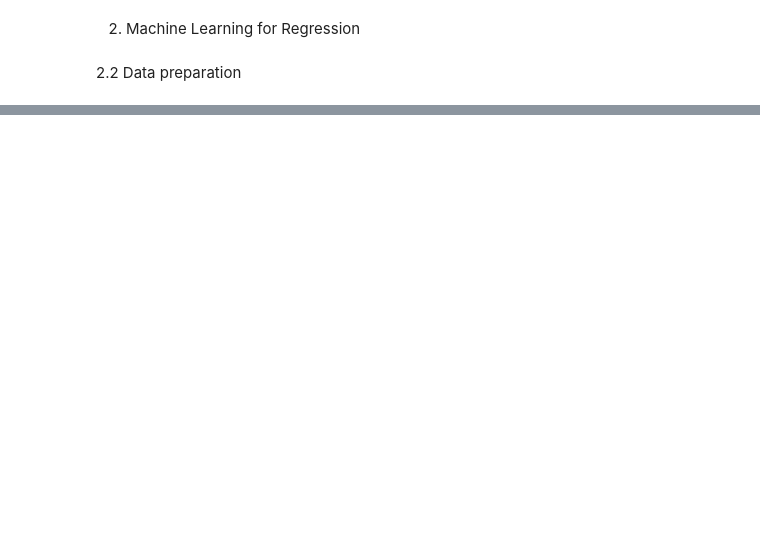
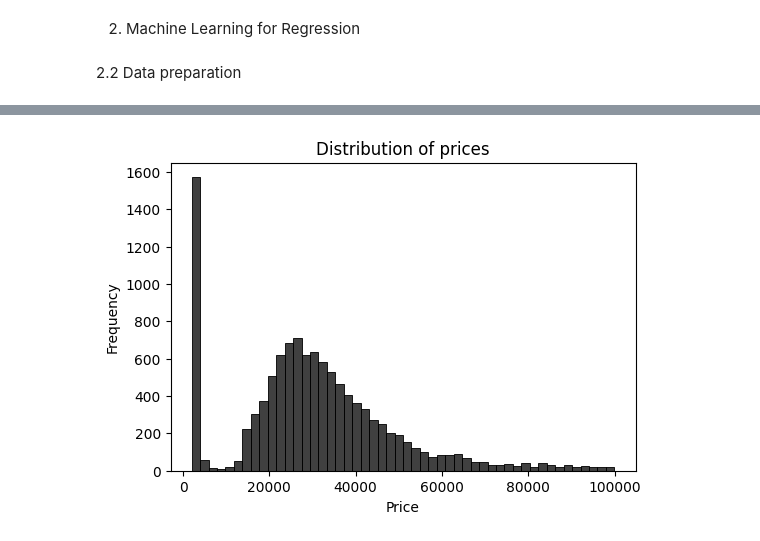
Before and after one commit to GonzalezMada/machine-learning-zoomcamp2025-homework, a Jupyter notebook: 02-Car_Price_Prediction_using_Regression/carprice.ipynb, the cells around one changed output, grey strips where cells are left out. Cells and saved outputs as stored; diff of their text form; code cells hidden in the pictures; blank space fills up the shorter version.

```diff
--- a/02-Car_Price_Prediction_using_Regression/carprice.ipynb
+++ b/02-Car_Price_Prediction_using_Regression/carprice.ipynb
@@ -43,0 +85,11 @@ df.head()
+# %%
+#avoid the long-tail distribution and looking at the value less than 100 000
+plt.figure(figsize=(6, 4))
+sns.histplot(df.msrp[df.msrp < 100000], bins = 50, color = 'black')
+plt.ylabel('Frequency')
+plt.xlabel('Price')
+plt.title('Distribution of prices')
+
+plt.show()
+# %% [output]
+[figure, added]
```
Also changed, not shown: parts of 10 cells of this notebook.
